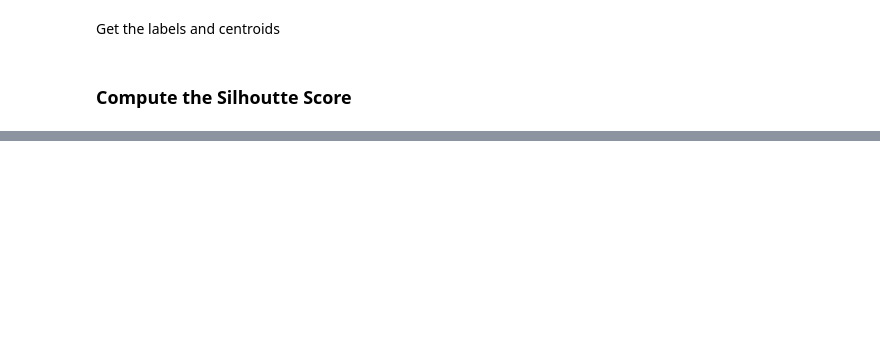
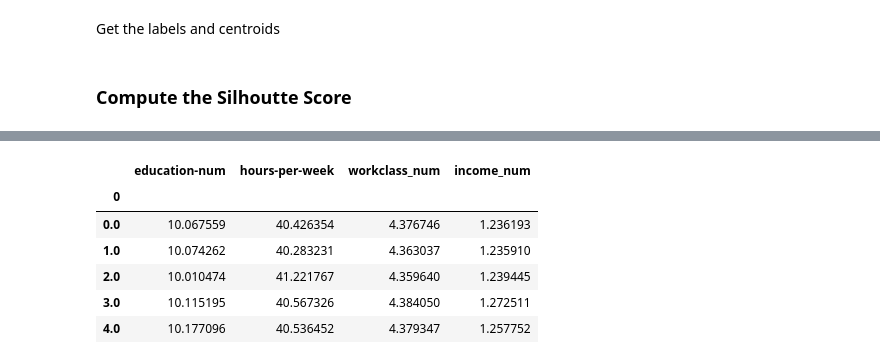
Before and after one commit to ColinJClemence/DataScienceStuff, a Jupyter notebook: curriculum/week-07/1.2-lab-clustering-kmeans/code/solution-code/solution-code.ipynb, the cells around one changed output, grey strips where cells are left out. Saved outputs shown, nothing was run; the diff lists cells and outputs as text; code cells hidden in the pictures; blank space fills up the shorter version.

```diff
--- a/curriculum/week-07/1.2-lab-clustering-kmeans/code/solution-code/solution-code.ipynb
+++ b/curriculum/week-07/1.2-lab-clustering-kmeans/code/solution-code/solution-code.ipynb
@@ -134,0 +166,10 @@ metrics.silhouette_score(dn1, labels, metric='euclidean', n_jobs=-1)
+# %%
+tmp.groupby(0).mean()
+# %% [output]
+|  | education-num | hours-per-week | workclass_num | income_num |
+| 0 |  |  |  |  |
+| 0.0 | 10.067559 | 40.426354 | 4.376746 | 1.236193 |
+| 1.0 | 10.074262 | 40.283231 | 4.363037 | 1.235910 |
+| 2.0 | 10.010474 | 41.221767 | 4.359640 | 1.239445 |
+| 3.0 | 10.115195 | 40.567326 | 4.384050 | 1.272511 |
+| 4.0 | 10.177096 | 40.536452 | 4.379347 | 1.257752 |
```
Also changed, not shown: parts of 11 cells of this notebook.
